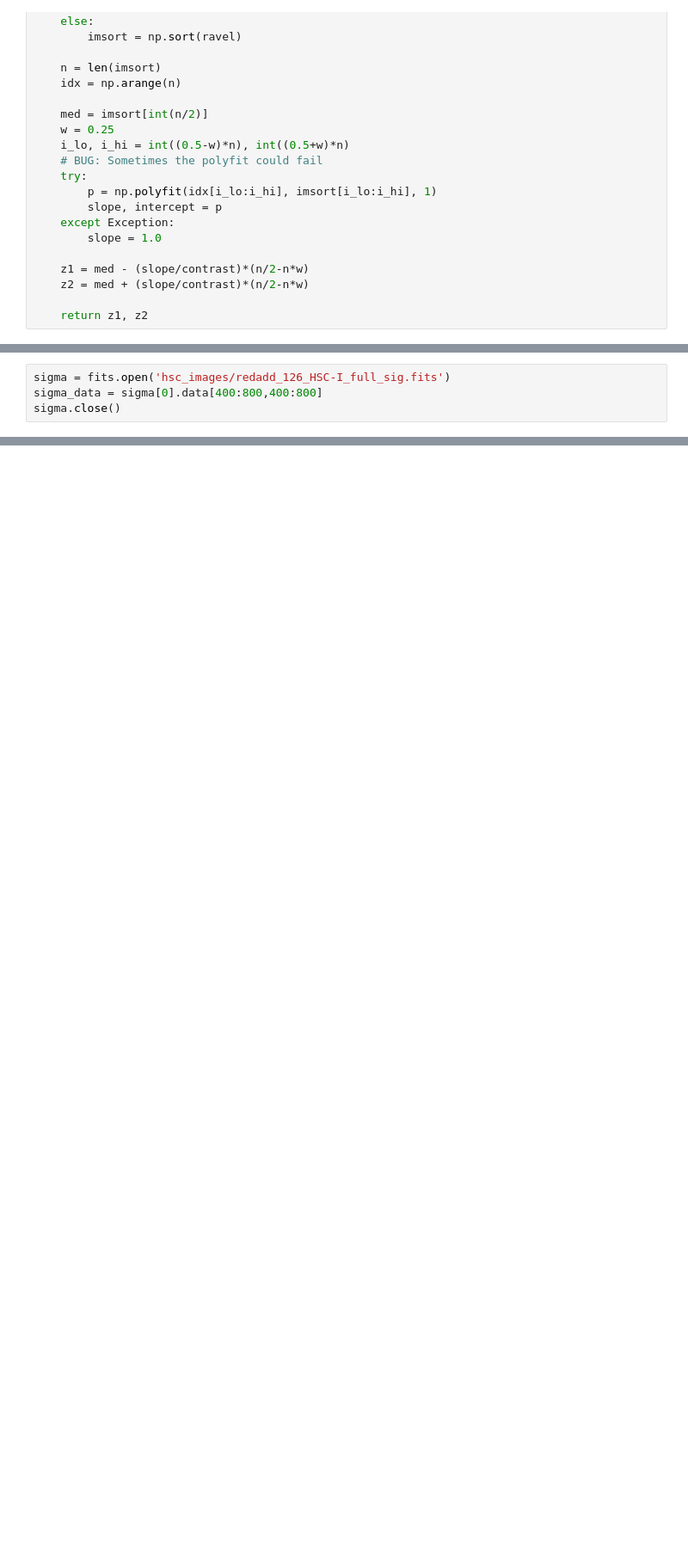
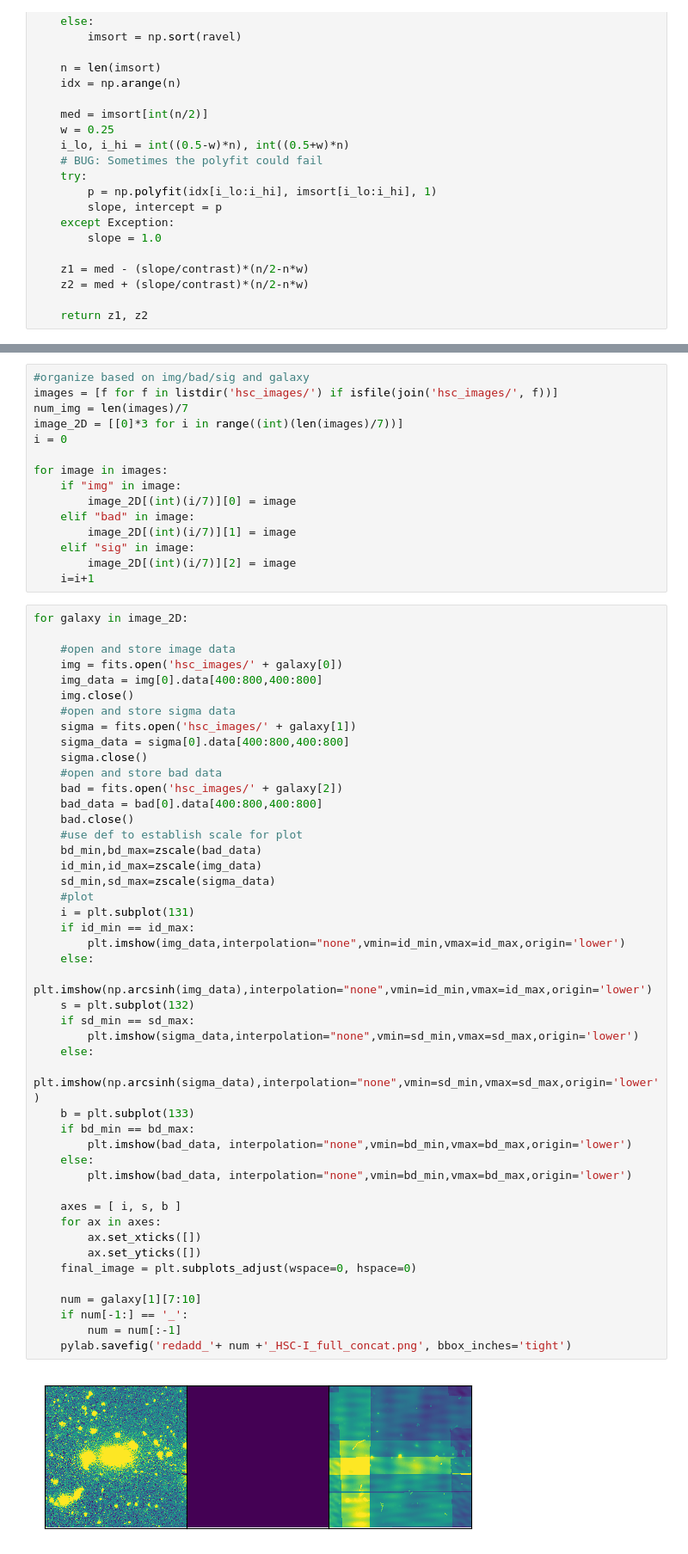
Before and after one commit to alexieleauthaud/2DMassiveGalaxies, a Jupyter notebook: tractor_prep.ipynb, the cells around one changed output, grey strips where cells are left out. Shown: that part at 86% size. Cells and saved outputs as stored; diff of their text form; blank space fills up the shorter version.

```diff
--- a/tractor_prep.ipynb
+++ b/tractor_prep.ipynb
@@ -60,4 +49,0 @@ img.close()
-# %%
-sigma = fits.open('hsc_images/redadd_126_HSC-I_full_sig.fits')
-sigma_data = sigma[0].data[400:800,400:800]
-sigma.close()
@@ -89,0 +50,63 @@ images = [f for f in listdir('hsc_images/') if isfile(join('hsc_images/', f))]
+# %%
+#organize based on img/bad/sig and galaxy
+images = [f for f in listdir('hsc_images/') if isfile(join('hsc_images/', f))]
+num_img = len(images)/7
+image_2D = [[0]*3 for i in range((int)(len(images)/7))]
+i = 0
+
+for image in images:
+    if "img" in image:
+        image_2D[(int)(i/7)][0] = image
+    elif "bad" in image:
+        image_2D[(int)(i/7)][1] = image
+    elif "sig" in image:
+        image_2D[(int)(i/7)][2] = image
+    i=i+1
+# %%
+for galaxy in image_2D:
+
+    #open and store image data
+    img = fits.open('hsc_images/' + galaxy[0])
+    img_data = img[0].data[400:800,400:800]
+    img.close()
+    #open and store sigma data
+    sigma = fits.open('hsc_images/' + galaxy[1])
+    sigma_data = sigma[0].data[400:800,400:800]
+    sigma.close()
+    #open and store bad data
+    bad = fits.open('hsc_images/' + galaxy[2])
+    bad_data = bad[0].data[400:800,400:800]
+    bad.close()
+    #use def to establish scale for plot
+    bd_min,bd_max=zscale(bad_data)
+    id_min,id_max=zscale(img_data)
+    sd_min,sd_max=zscale(sigma_data)
+    #plot
+    i = plt.subplot(131)
+    if id_min == id_max:
+        plt.imshow(img_data,interpolation="none",vmin=id_min,vmax=id_max,origin='lower')
+    else:
+        plt.imshow(np.arcsinh(img_data),interpolation="none",vmin=id_min,vmax=id_max,origin='lower')
+    s = plt.subplot(132)
+    if sd_min == sd_max:
+        plt.imshow(sigma_data,interpolation="none",vmin=sd_min,vmax=sd_max,origin='lower')
+    else:
+        plt.imshow(np.arcsinh(sigma_data),interpolation="none",vmin=sd_min,vmax=sd_max,origin='lower')
+    b = plt.subplot(133)
+    if bd_min == bd_max:
+        plt.imshow(bad_data, interpolation="none",vmin=bd_min,vmax=bd_max,origin='lower')
+    else:
+        plt.imshow(bad_data, interpolation="none",vmin=bd_min,vmax=bd_max,origin='lower')
+
+    axes = [ i, s, b ]
+    for ax in axes:
+        ax.set_xticks([])
+        ax.set_yticks([])
+    final_image = plt.subplots_adjust(wspace=0, hspace=0)
+
+    num = galaxy[1][7:10]
+    if num[-1:] == '_':
+        num = num[:-1]
+    pylab.savefig('redadd_'+ num +'_HSC-I_full_concat.png', bbox_inches='tight')
+# %% [output]
+[figure, added]
```
Also changed, not shown: parts of 7 cells of this notebook, 11 other files.
